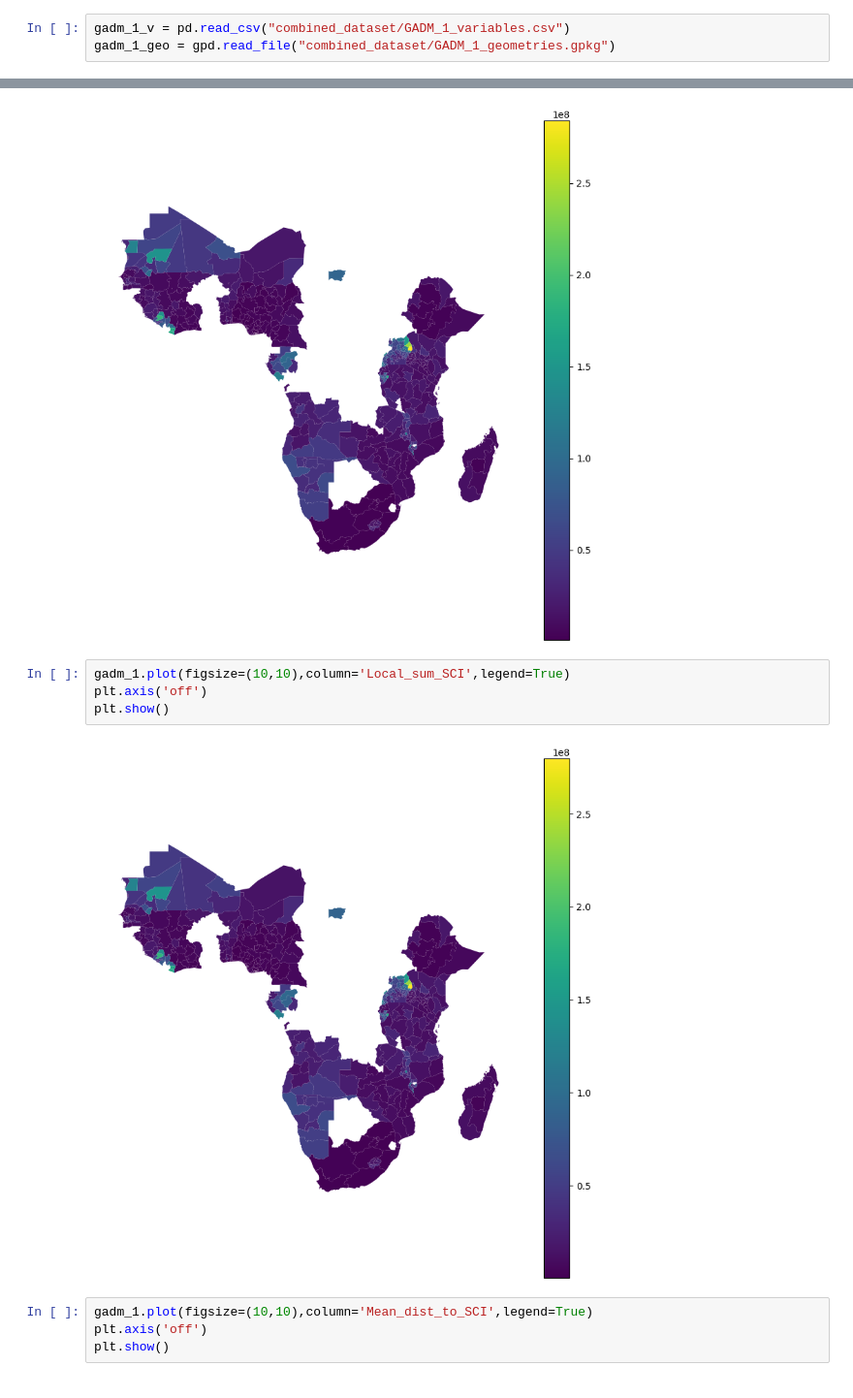
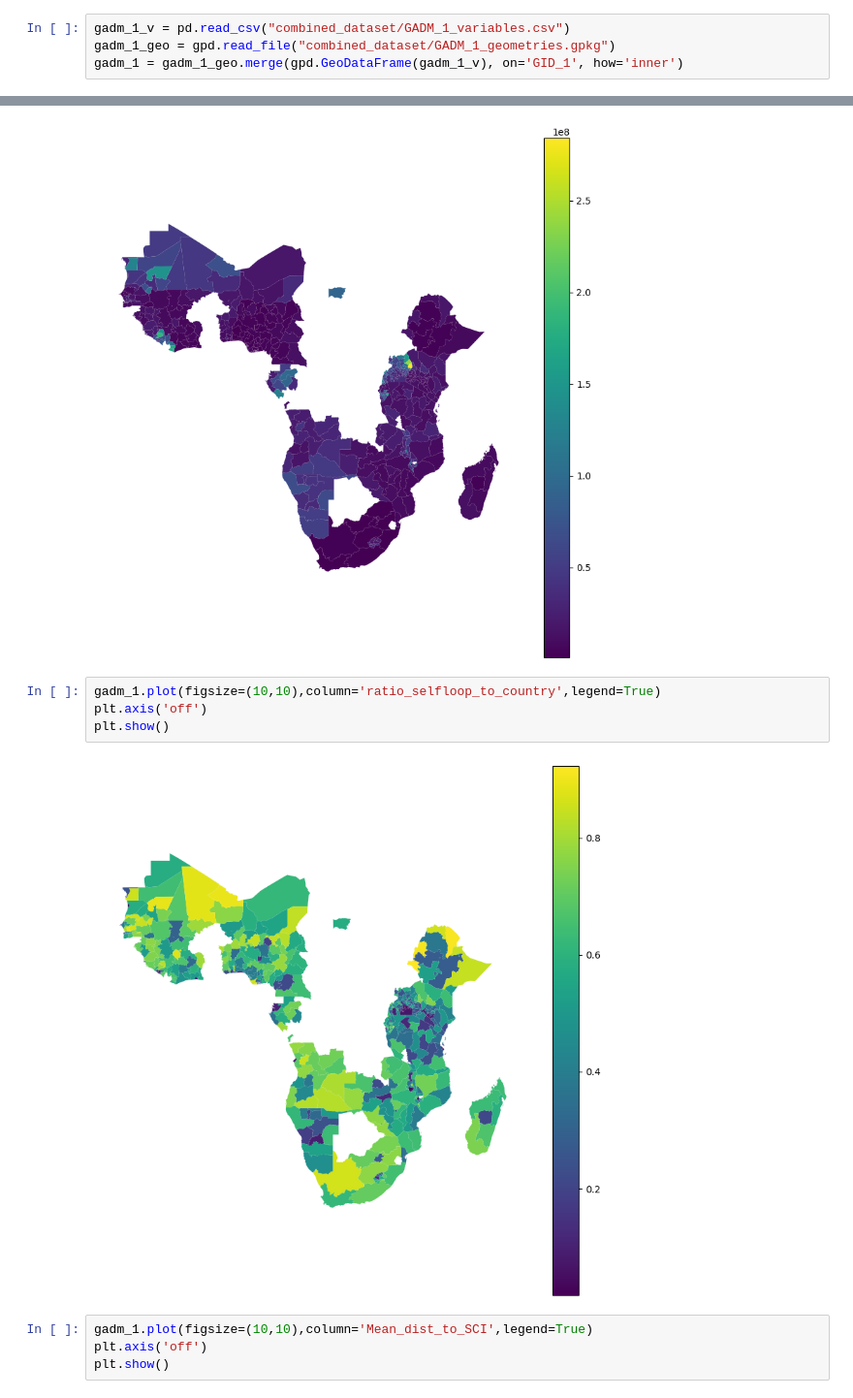
Before and after one commit to Societal-Computing/health_inequalities, a Jupyter notebook: notebooks/Data_creation.ipynb, the cells around one changed output, grey strips where cells are left out. Shown: that part at 97% size. Saved outputs shown, nothing was run; the diff lists cells and outputs as text.

```diff
--- a/notebooks/Data_creation.ipynb
+++ b/notebooks/Data_creation.ipynb
@@ -61,6 +61,7 @@ health_ind.head()
 # %%
 gadm_1_v = pd.read_csv("combined_dataset/GADM_1_variables.csv")
 gadm_1_geo = gpd.read_file("combined_dataset/GADM_1_geometries.gpkg")
+gadm_1 = gadm_1_geo.merge(gpd.GeoDataFrame(gadm_1_v), on='GID_1', how='inner')
 # %%
 gadm_1_geo.head()
 # %% [output]
@@ -88,11 +89,11 @@ plt.show()
 # %% [output]
 [figure]
 # %%
-gadm_1.plot(figsize=(10,10),column='Local_sum_SCI',legend=True)
+gadm_1.plot(figsize=(10,10),column='ratio_selfloop_to_country',legend=True)
 plt.axis('off')
 plt.show()
 # %% [output]
-[figure, old version]
+[figure, new version]
 # %%
 gadm_1.plot(figsize=(10,10),column='Mean_dist_to_SCI',legend=True)
 plt.axis('off')
```
Also changed, not shown: parts of 15 cells of this notebook.
